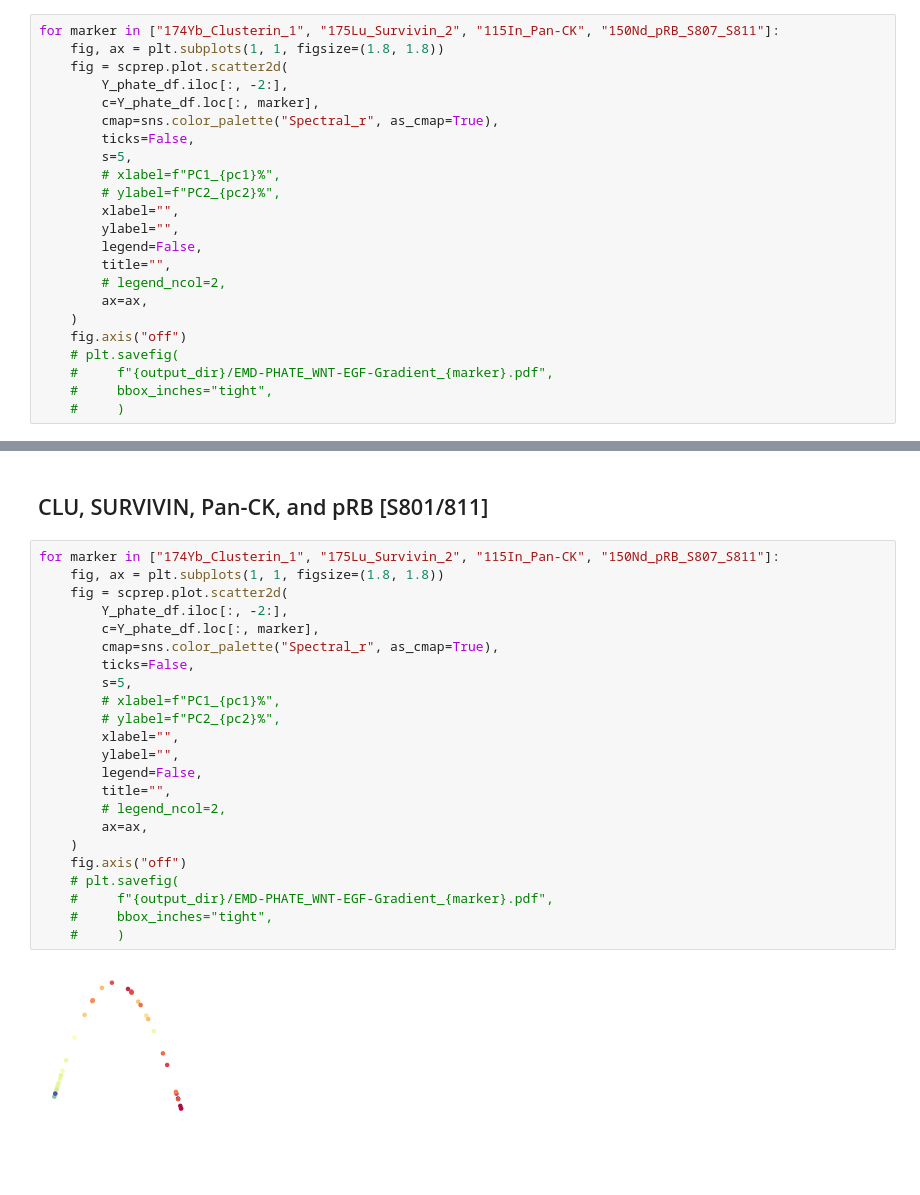
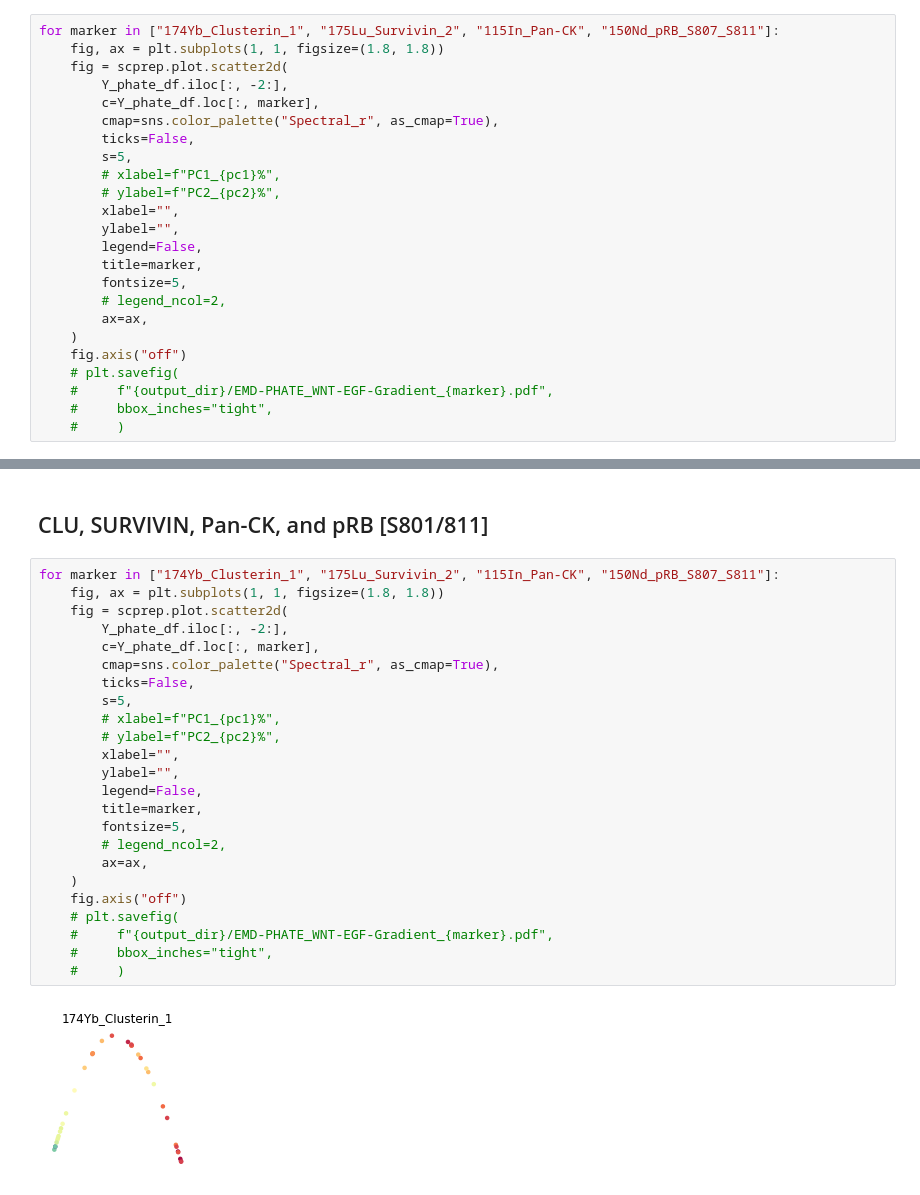
Before and after one commit to TAPE-Lab/Qin-CardosoRodriguez-et-al, a Jupyter notebook: Figure3_4-S3_S4/WNT-EGF Competition/wnt-egf-competition_fig-s4.ipynb, the cells around one changed output, grey strips where cells are left out. Drawn from its saved outputs; the diff is of its cells as text; blank space fills up the shorter version.

```diff
--- a/Figure3_4-S3_S4/WNT-EGF Competition/wnt-egf-competition_fig-s4.ipynb
+++ b/Figure3_4-S3_S4/WNT-EGF Competition/wnt-egf-competition_fig-s4.ipynb
@@ -311,7 +307,8 @@ for marker in ["174Yb_Clusterin_1", "175Lu_Survivin_2", "115In_Pan-CK", "150Nd_p
         xlabel="",
         ylabel="",
         legend=False,
-        title="",
+        title=marker,
+        fontsize=5,
         # legend_ncol=2,
         ax=ax,
     )
@@ -453,25 +452,26 @@ fig.axis("off")
 # %%
 for marker in ["174Yb_Clusterin_1", "175Lu_Survivin_2", "115In_Pan-CK", "150Nd_pRB_S807_S811"]:
     fig, ax = plt.subplots(1, 1, figsize=(1.8, 1.8))
     fig = scprep.plot.scatter2d(
         Y_phate_df.iloc[:, -2:],
         c=Y_phate_df.loc[:, marker],
         cmap=sns.color_palette("Spectral_r", as_cmap=True),
         ticks=False,
         s=5,
         # xlabel=f"PC1_{pc1}%",
         # ylabel=f"PC2_{pc2}%",
         xlabel="",
         ylabel="",
         legend=False,
-        title="",
+        title=marker,
+        fontsize=5,
         # legend_ncol=2,
         ax=ax,
     )
     fig.axis("off")
     # plt.savefig(
     #     f"{output_dir}/EMD-PHATE_WNT-EGF-Gradient_{marker}.pdf",
     #     bbox_inches="tight",
     #     )
 # %% [output]
-[figure, old version]
+[figure, new version]
```
Also changed, not shown: parts of 7 cells of this notebook, 3 other files.
